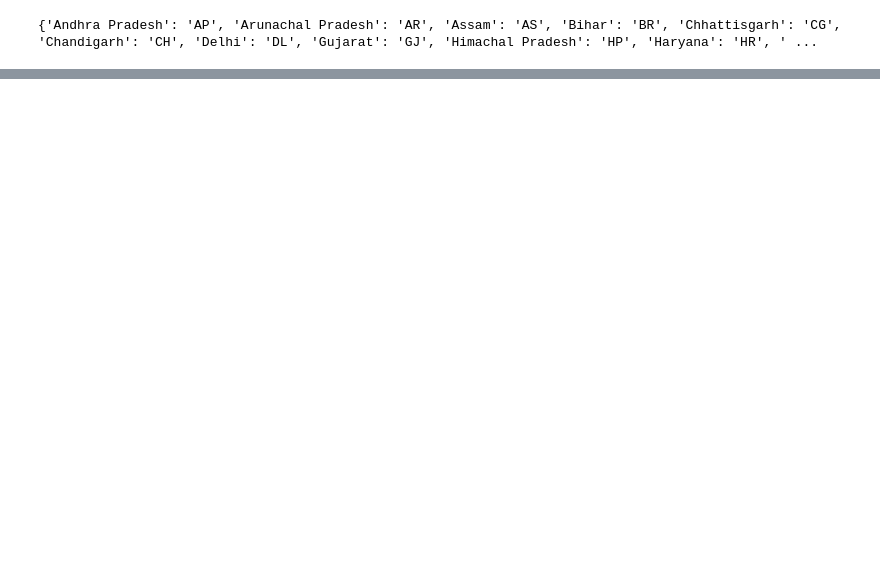
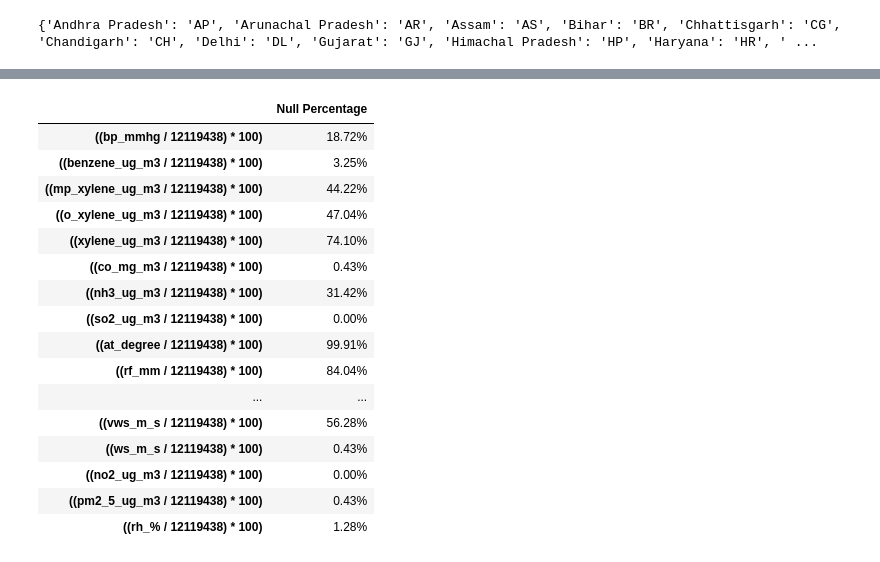
Before and after one commit to Himanshusamal60/Analysis_of_Air_Pollution_in_India, a Jupyter notebook: Analysis_of_pollution.ipynb, the cells around one changed output, grey strips where cells are left out. Drawn from its saved outputs; the diff is of its cells as text; code cells hidden in the pictures; blank space fills up the shorter version.

```diff
--- a/Analysis_of_pollution.ipynb
+++ b/Analysis_of_pollution.ipynb
@@ -132,0 +782,7 @@ spark.stop()
+# %%
+from pyspark.sql.functions import to_timestamp
+
+# assume 'df' is your PySpark DataFrame and 'source' is your column name
+df = df.withColumn("from_date", to_timestamp(df["from_date"], "dd-MM-yyyy"))
+# %%
+df= df.withColumn("to_date", to_timestamp(df["to_date"], "dd-MM-yyyy"))
@@ -132,0 +793,4 @@ spark.stop()
+# %%
+columns_to_cast = [c for c in df.columns if c not in ['state','from_date','to_date']]
+for c in columns_to_cast:
+    df = df.withColumn(c, col(c).cast("double"))
@@ -132,0 +891,2 @@ spark.stop()
+# %%
+df1=df
@@ -132,0 +916,43 @@ spark.stop()
+# %%
+from pyspark.sql.functions import col, sum
+
+# List of columns to ignore
+ignore_columns = ["to_date", "from_date"]
+
+# Filter out the ignored columns
+filtered_columns = [c for c in df1.columns if c not in ignore_columns]
+
+total_count = df1.count()
+
+# Calculate null counts for the filtered columns
+null_counts = df1.agg(*[sum(col(c).isNull().cast("int")).alias(c) for c in filtered_columns])
+
+# Calculate null percentage for the filtered columns
+null_counts_percent = null_counts.select([(col(c) / total_count) * 100 for c in null_counts.columns])
+
+# Convert to Pandas DataFrame and transpose
+null_counts_percent_pd = null_counts_percent.toPandas().transpose()
+
+# Rename the column and format the percentages
+null_counts_percent_pd.columns = ['Null Percentage']
+null_counts_percent_pd['Null Percentage'] = null_counts_percent_pd['Null Percentage'].apply(lambda x: '{:.2f}%'.format(x))
+
+null_counts_percent_pd
+# %% [output]
+|  | Null Percentage |
+| ((bp_mmhg / 12119438) * 100) | 18.72% |
+| ((benzene_ug_m3 / 12119438) * 100) | 3.25% |
+| ((mp_xylene_ug_m3 / 12119438) * 100) | 44.22% |
+| ((o_xylene_ug_m3 / 12119438) * 100) | 47.04% |
+| ((xylene_ug_m3 / 12119438) * 100) | 74.10% |
+| ((co_mg_m3 / 12119438) * 100) | 0.43% |
+| ((nh3_ug_m3 / 12119438) * 100) | 31.42% |
+| ((so2_ug_m3 / 12119438) * 100) | 0.00% |
+| ((at_degree / 12119438) * 100) | 99.91% |
+| ((rf_mm / 12119438) * 100) | 84.04% |
+| ... | ... |
+| ((vws_m_s / 12119438) * 100) | 56.28% |
+| ((ws_m_s / 12119438) * 100) | 0.43% |
+| ((no2_ug_m3 / 12119438) * 100) | 0.00% |
+| ((pm2_5_ug_m3 / 12119438) * 100) | 0.43% |
+| ((rh_% / 12119438) * 100) | 1.28% |
```
Also changed, not shown: parts of 52 cells of this notebook.
